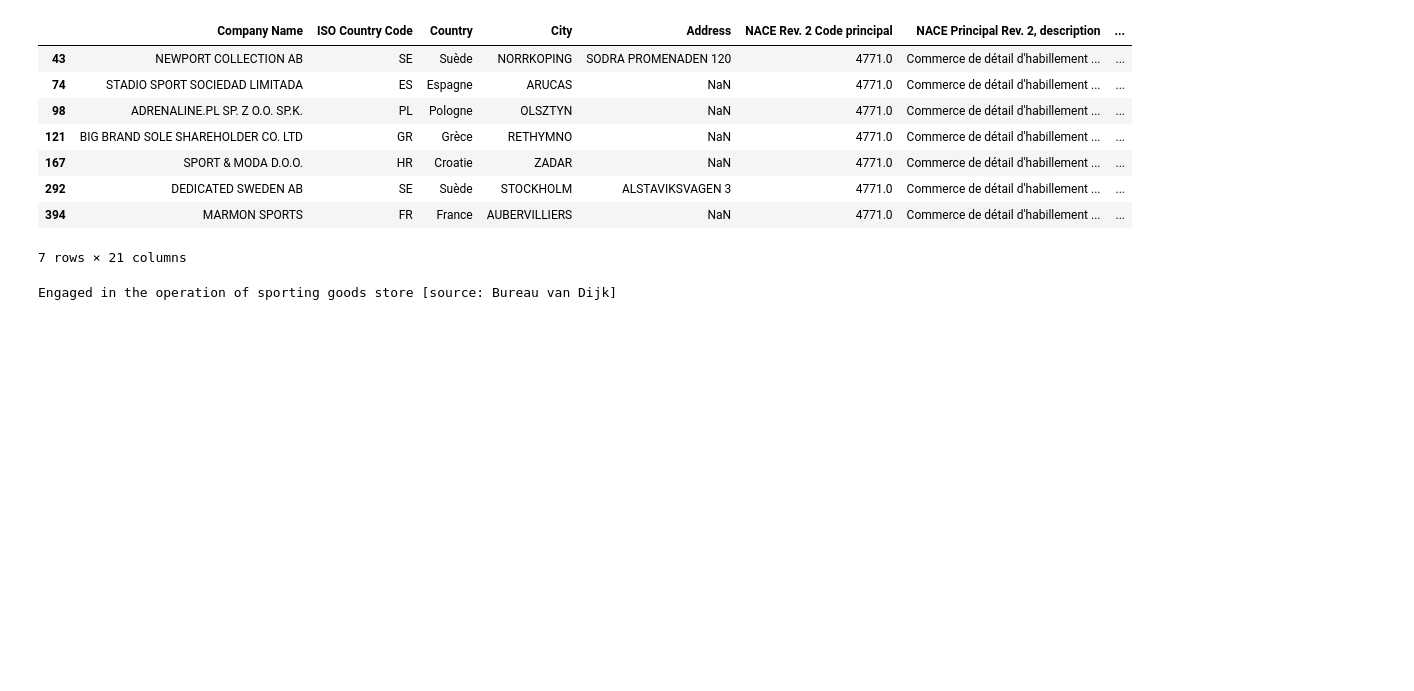
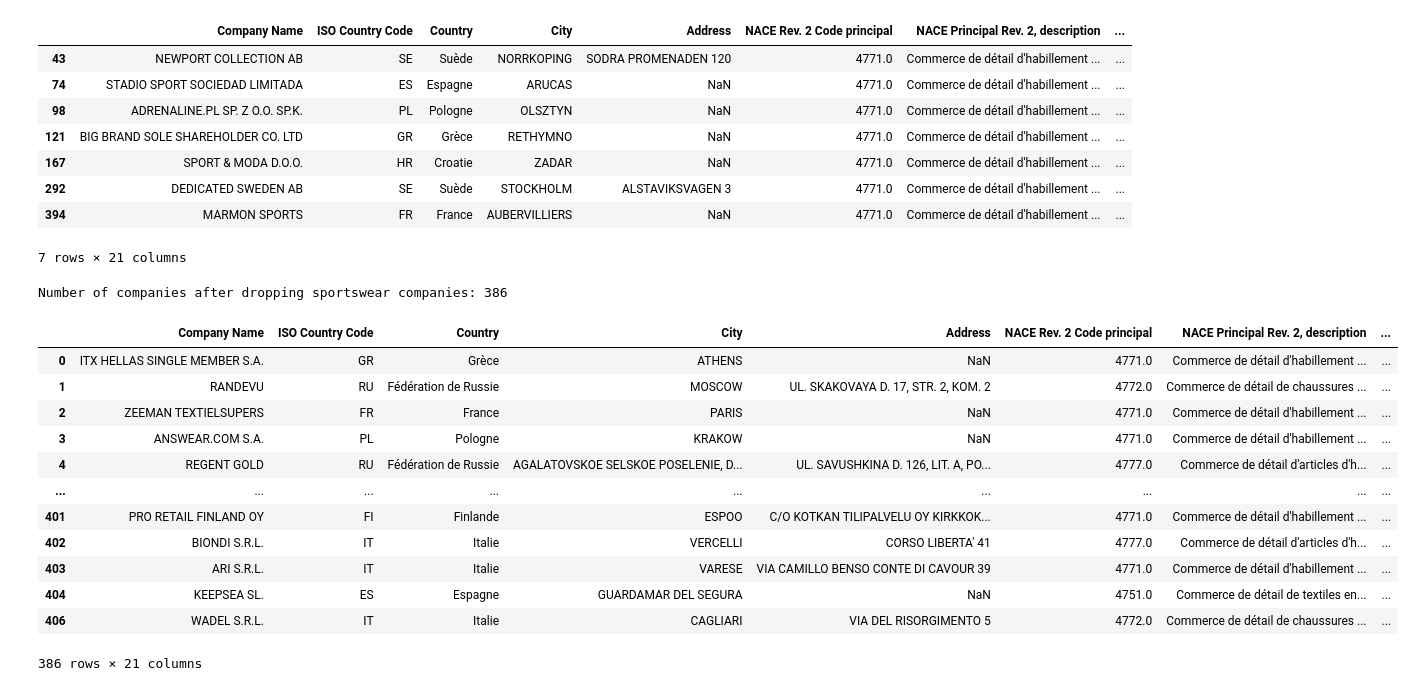
Before and after one commit to AdeStAff/comps_extraction, a Jupyter notebook: data_extraction.ipynb, the cells around one changed output. Cells and saved outputs as stored; diff of their text form; code cells hidden in the pictures; blank space fills up the shorter version.

```diff
--- a/data_extraction.ipynb
+++ b/data_extraction.ipynb
@@ -135,8 +159,23 @@ sportswear_companies
 | 292 | DEDICATED SWEDEN AB | SE | Suède | STOCKHOLM | ALSTAVIKSVAGEN 3 | 4771.0 | Commerce de détail d'habillement ... | ... |
 | 394 | MARMON SPORTS | FR | France | AUBERVILLIERS | NaN | 4771.0 | Commerce de détail d'habillement ... | ... |
 7 rows × 21 columns
-# %%
-# Check the second one
-print(sportswear_companies["Description in English"].iloc[1])
-# %% [output]
-Engaged in the operation of sporting goods store [source: Bureau van Dijk]
+# %%
+# Excluse these rows from the data
+data.drop(sportswear_companies.index, axis=0, inplace=True)
+print(f"Number of companies after dropping sportswear companies: {data.shape[0]}")
+data
+# %% [output]
+Number of companies after dropping sportswear companies: 386
+|  | Company Name | ISO Country Code | Country | City | Address | NACE Rev. 2 Code principal | NACE Principal Rev. 2, description | ... |
+| 0 | ITX HELLAS SINGLE MEMBER S.A. | GR | Grèce | ATHENS | NaN | 4771.0 | Commerce de détail d'habillement ... | ... |
+| 1 | RANDEVU | RU | Fédération de Russie | MOSCOW | UL. SKAKOVAYA D. 17, STR. 2, KOM. 2 | 4772.0 | Commerce de détail de chaussures ... | ... |
+| 2 | ZEEMAN TEXTIELSUPERS | FR | France | PARIS | NaN | 4771.0 | Commerce de détail d'habillement ... | ... |
+| 3 | ANSWEAR.COM S.A. | PL | Pologne | KRAKOW | NaN | 4771.0 | Commerce de détail d'habillement ... | ... |
+| 4 | REGENT GOLD | RU | Fédération de Russie | AGALATOVSKOE SELSKOE POSELENIE, D... | UL. SAVUSHKINA D. 126, LIT. A, PO... | 4777.0 | Commerce de détail d'articles d'h... | ... |
+| ... | ... | ... | ... | ... | ... | ... | ... | ... |
+| 401 | PRO RETAIL FINLAND OY | FI | Finlande | ESPOO | C/O KOTKAN TILIPALVELU OY KIRKKOK... | 4771.0 | Commerce de détail d'habillement ... | ... |
+| 402 | BIONDI S.R.L. | IT | Italie | VERCELLI | CORSO LIBERTA' 41 | 4777.0 | Commerce de détail d'articles d'h... | ... |
+| 403 | ARI S.R.L. | IT | Italie | VARESE | VIA CAMILLO BENSO CONTE DI CAVOUR 39 | 4771.0 | Commerce de détail d'habillement ... | ... |
+| 404 | KEEPSEA SL. | ES | Espagne | GUARDAMAR DEL SEGURA | NaN | 4751.0 | Commerce de détail de textiles en... | ... |
+| 406 | WADEL S.R.L. | IT | Italie | CAGLIARI | VIA DEL RISORGIMENTO 5 | 4772.0 | Commerce de détail de chaussures ... | ... |
+386 rows × 21 columns
```
Also changed, not shown: parts of 6 cells of this notebook, 2 other files.
